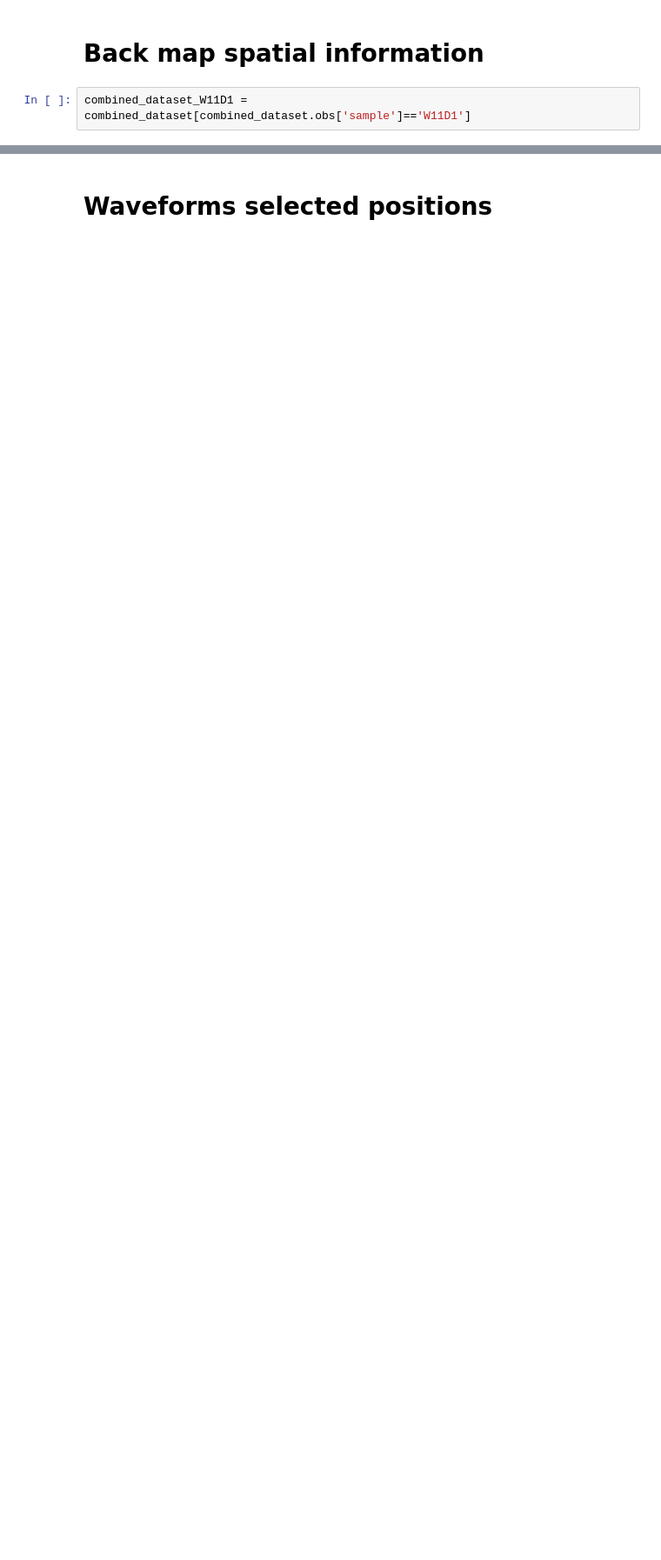
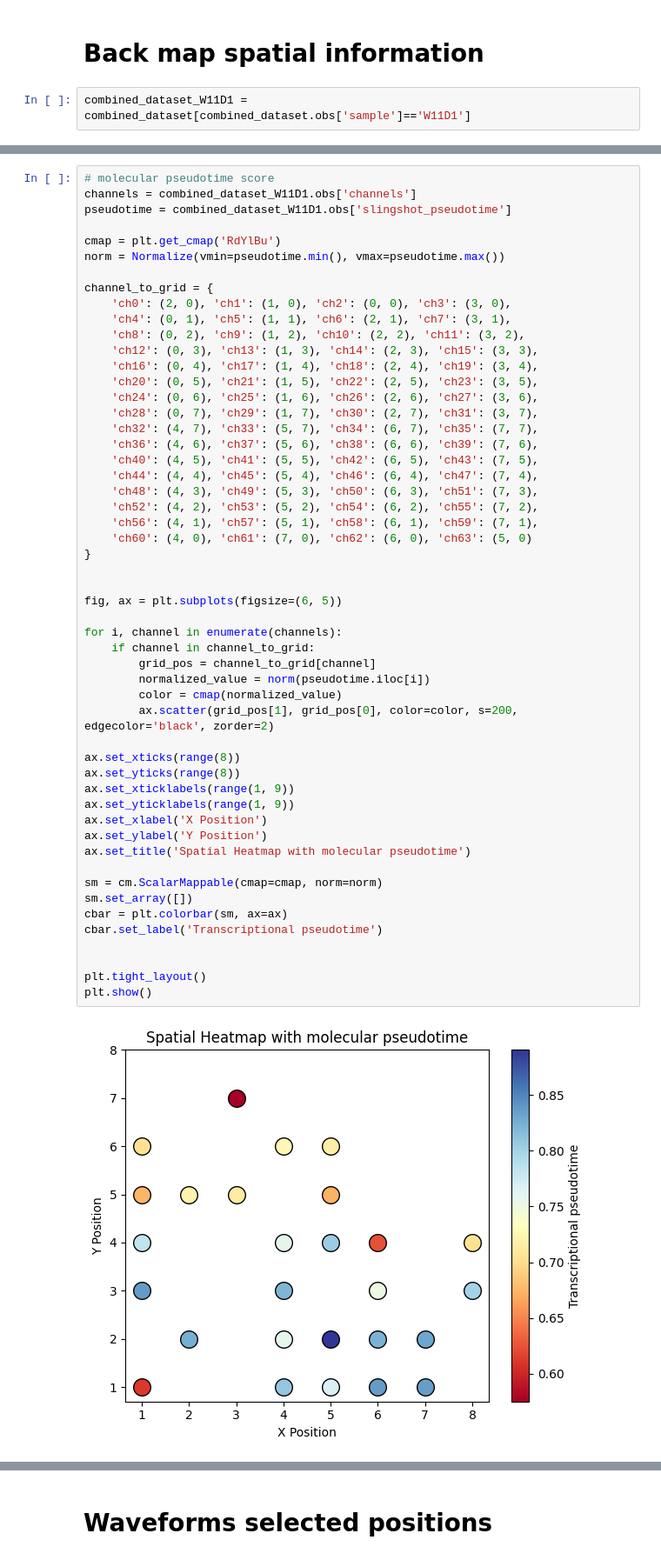
Before and after one commit to LiuLab-Bioelectronics-Harvard/Graphene_seq, a Jupyter notebook: notebooks/Figure5.ipynb, the cells around one changed output, grey strips where cells are left out. Shown at 87% size. Cells and saved outputs as stored; diff of their text form; blank space fills up the shorter version.

```diff
--- a/notebooks/Figure5.ipynb
+++ b/notebooks/Figure5.ipynb
@@ -213,4 +212,59 @@ plt.tight_layout()
 plt.show()
 # %% [output]
 [figure]
+# %%
+# molecular pseudotime score
+channels = combined_dataset_W11D1.obs['channels']
+pseudotime = combined_dataset_W11D1.obs['slingshot_pseudotime']
+
+cmap = plt.get_cmap('RdYlBu')
+norm = Normalize(vmin=pseudotime.min(), vmax=pseudotime.max())
+
+channel_to_grid = {
+    'ch0': (2, 0), 'ch1': (1, 0), 'ch2': (0, 0), 'ch3': (3, 0),
+    'ch4': (0, 1), 'ch5': (1, 1), 'ch6': (2, 1), 'ch7': (3, 1),
+    'ch8': (0, 2), 'ch9': (1, 2), 'ch10': (2, 2), 'ch11': (3, 2),
+    'ch12': (0, 3), 'ch13': (1, 3), 'ch14': (2, 3), 'ch15': (3, 3),
+    'ch16': (0, 4), 'ch17': (1, 4), 'ch18': (2, 4), 'ch19': (3, 4),
+    'ch20': (0, 5), 'ch21': (1, 5), 'ch22': (2, 5), 'ch23': (3, 5),
+    'ch24': (0, 6), 'ch25': (1, 6), 'ch26': (2, 6), 'ch27': (3, 6),
+    'ch28': (0, 7), 'ch29': (1, 7), 'ch30': (2, 7), 'ch31': (3, 7),
+    'ch32': (4, 7), 'ch33': (5, 7), 'ch34': (6, 7), 'ch35': (7, 7),
+    'ch36': (4, 6), 'ch37': (5, 6), 'ch38': (6, 6), 'ch39': (7, 6),
+    'ch40': (4, 5), 'ch41': (5, 5), 'ch42': (6, 5), 'ch43': (7, 5),
+    'ch44': (4, 4), 'ch45': (5, 4), 'ch46': (6, 4), 'ch47': (7, 4),
+    'ch48': (4, 3), 'ch49': (5, 3), 'ch50': (6, 3), 'ch51': (7, 3),
+    'ch52': (4, 2), 'ch53': (5, 2), 'ch54': (6, 2), 'ch55': (7, 2),
+    'ch56': (4, 1), 'ch57': (5, 1), 'ch58': (6, 1), 'ch59': (7, 1),
+    'ch60': (4, 0), 'ch61': (7, 0), 'ch62': (6, 0), 'ch63': (5, 0)
+}
+
+
+fig, ax = plt.subplots(figsize=(6, 5))
+
+for i, channel in enumerate(channels):
+    if channel in channel_to_grid:
+        grid_pos = channel_to_grid[channel]
+        normalized_value = norm(pseudotime.iloc[i])
+        color = cmap(normalized_value)
+        ax.scatter(grid_pos[1], grid_pos[0], color=color, s=200, edgecolor='black', zorder=2)
+
+ax.set_xticks(range(8))
+ax.set_yticks(range(8))
+ax.set_xticklabels(range(1, 9))
+ax.set_yticklabels(range(1, 9))
+ax.set_xlabel('X Position')
+ax.set_ylabel('Y Position')
+ax.set_title('Spatial Heatmap with molecular pseudotime')
+
+sm = cm.ScalarMappable(cmap=cmap, norm=norm)
+sm.set_array([])
+cbar = plt.colorbar(sm, ax=ax)
+cbar.set_label('Transcriptional pseudotime')
+
+
+plt.tight_layout()
+plt.show()
+# %% [output]
+[figure, added]
 # %%
```
Also changed, not shown: parts of 5 cells of this notebook, 38 other files.
